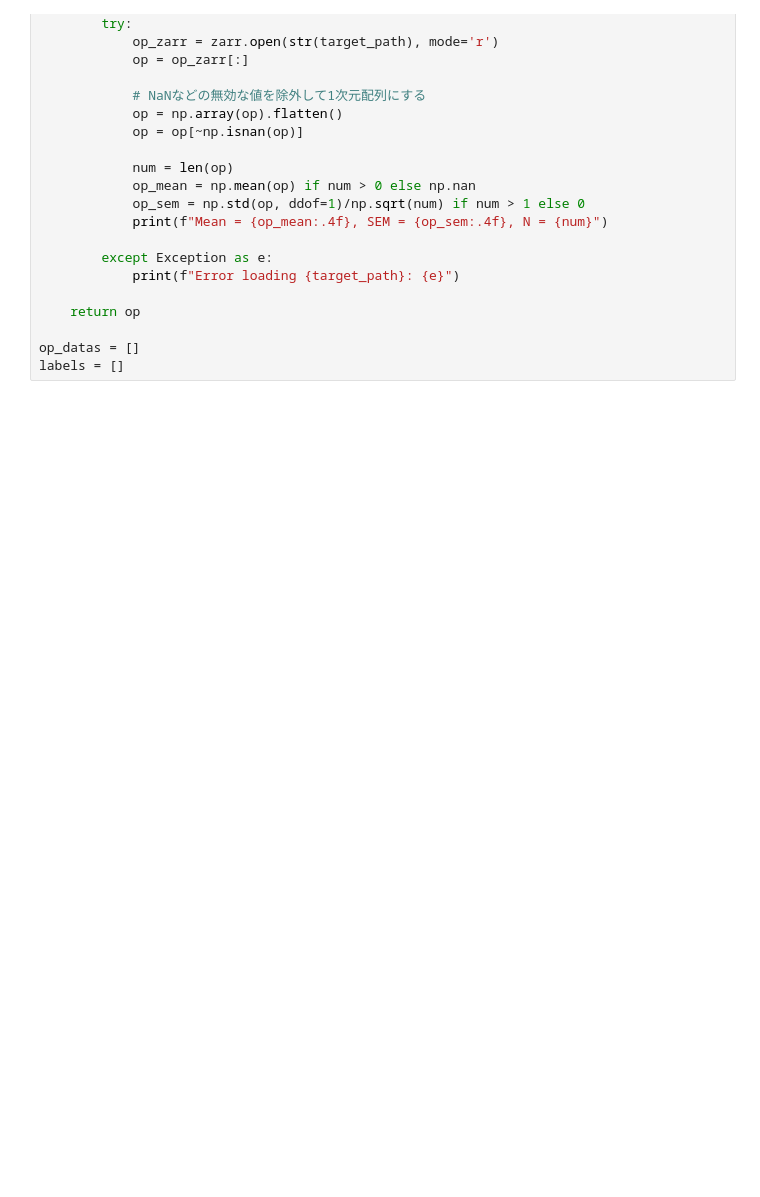
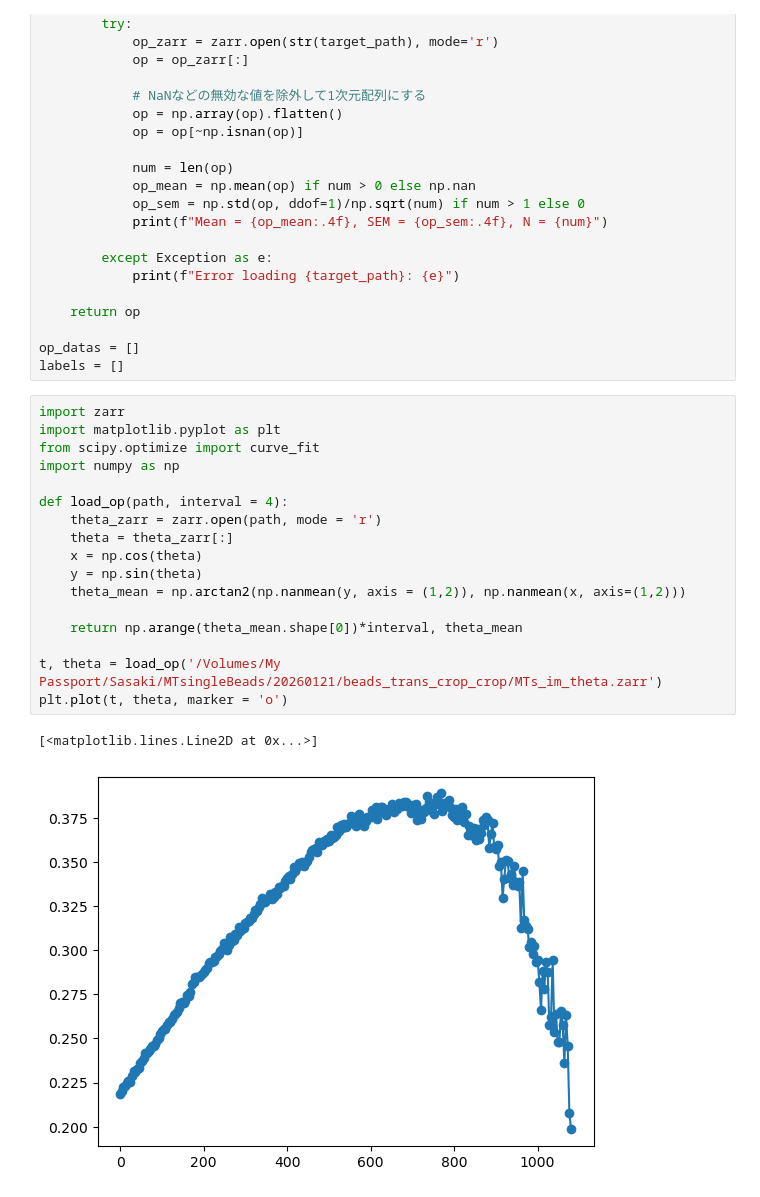
Before and after one commit to wppppupr/MTCargo_analysis, a Jupyter notebook: notebooks/global_order.ipynb, the cells around one changed output. Saved outputs shown, nothing was run; the diff lists cells and outputs as text; blank space fills up the shorter version.

```diff
--- a/notebooks/global_order.ipynb
+++ b/notebooks/global_order.ipynb
@@ -118,3 +118,23 @@ def load_op_data(exp_subpath):
 
 op_datas = []
 labels = []
+# %%
+import zarr
+import matplotlib.pyplot as plt
+from scipy.optimize import curve_fit
+import numpy as np
+
+def load_op(path, interval = 4):
+    theta_zarr = zarr.open(path, mode = 'r')
+    theta = theta_zarr[:]
+    x = np.cos(theta)
+    y = np.sin(theta)
+    theta_mean = np.arctan2(np.nanmean(y, axis = (1,2)), np.nanmean(x, axis=(1,2)))
+
+    return np.arange(theta_mean.shape[0])*interval, theta_mean
+
+t, theta = load_op('/Volumes/My Passport/Sasaki/MTsingleBeads/20260121/beads_trans_crop_crop/MTs_im_theta.zarr')
+plt.plot(t, theta, marker = 'o')
+# %% [output]
+[<matplotlib.lines.Line2D at 0x...>]
+[figure, added]
```
Also changed, not shown: parts of 2 cells of this notebook, 2 other files.
